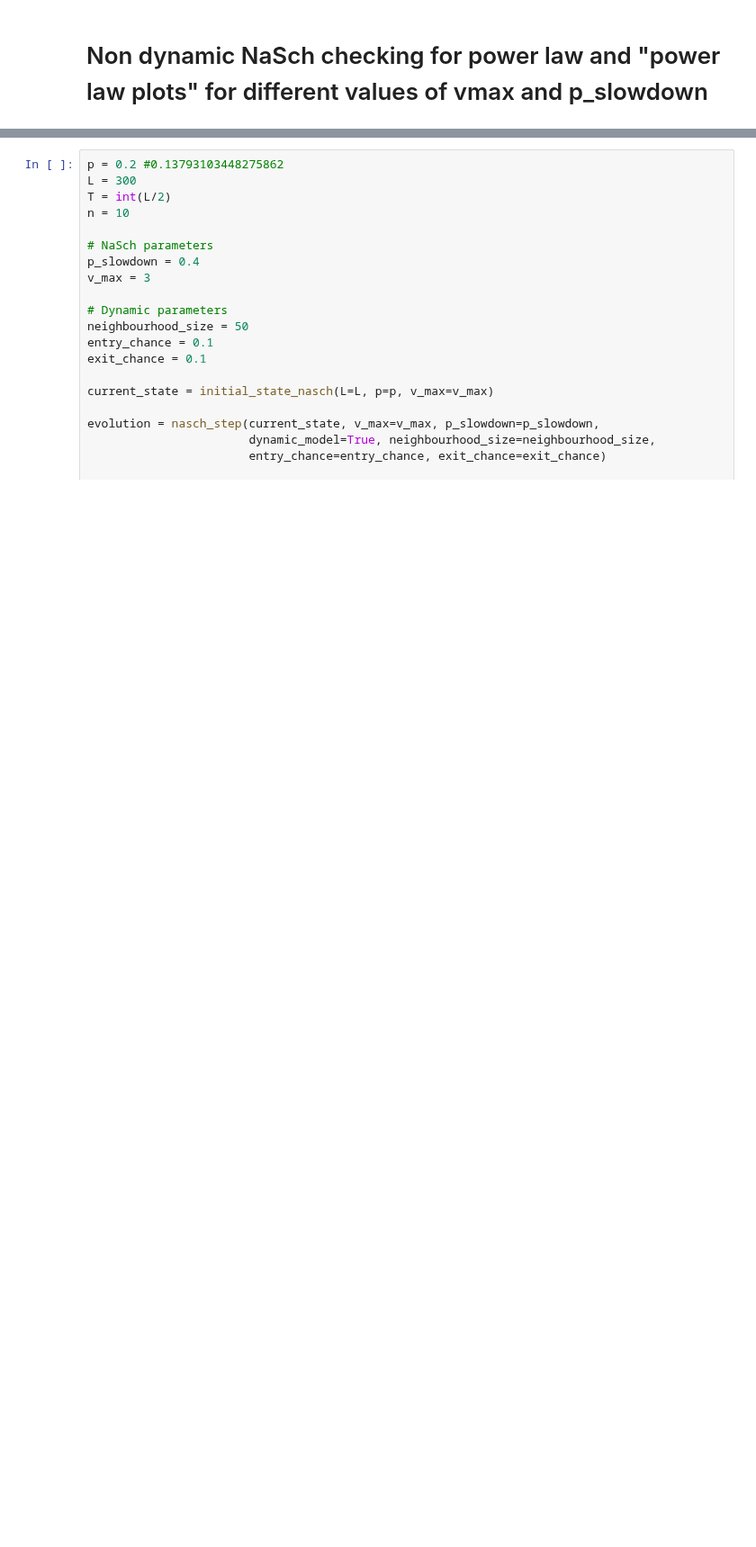
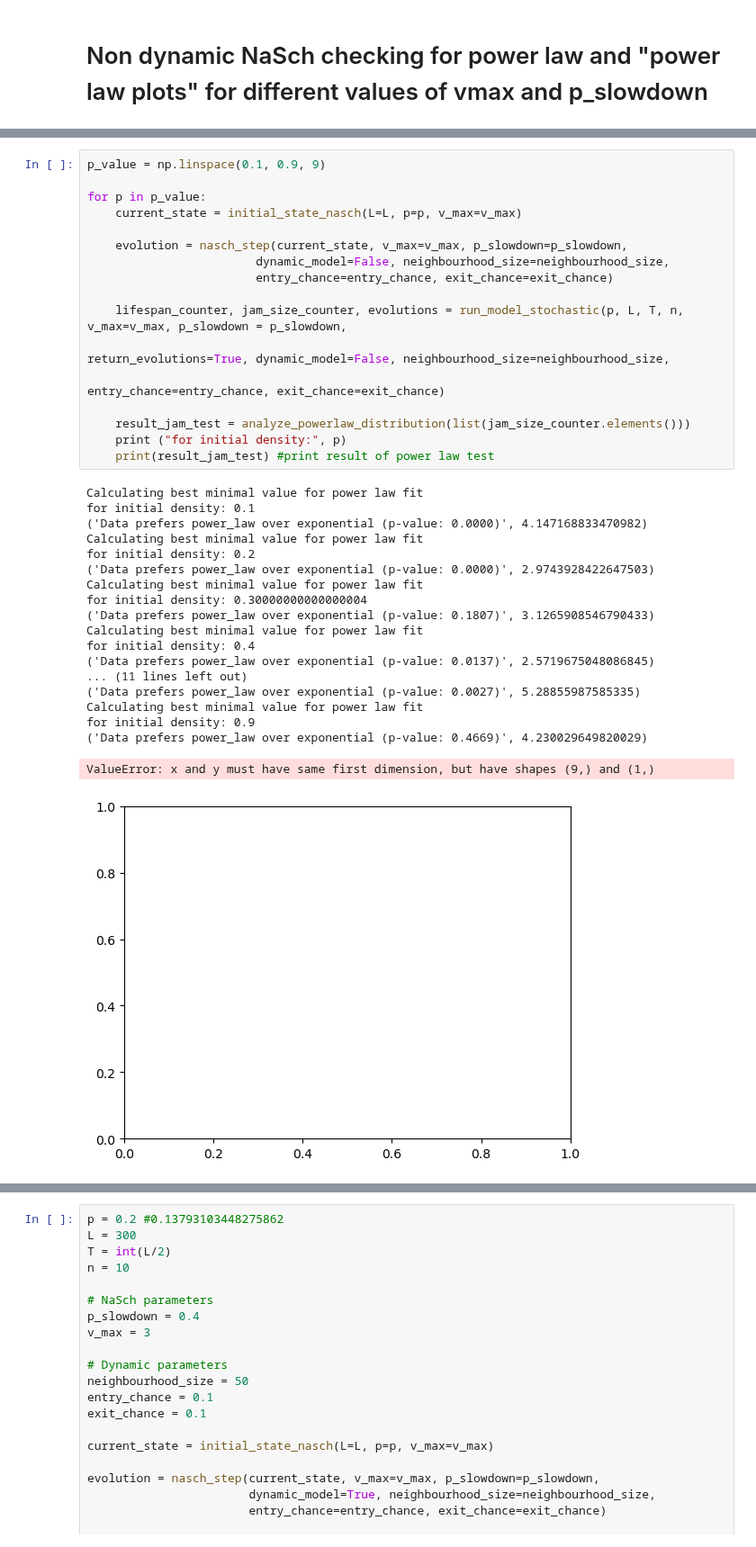
Before and after one commit to ThomasTenDamme/CSS-Group1, a Jupyter notebook: caros_notebook.ipynb, the cells around one changed output, grey strips where cells are left out. Shown at 90% size. Cells and saved outputs as stored; diff of their text form; blank space fills up the shorter version.

```diff
--- a/caros_notebook.ipynb
+++ b/caros_notebook.ipynb
@@ -308,0 +315,37 @@ Power-law distribution
+# %%
+p_value = np.linspace(0.1, 0.9, 9)
+
+for p in p_value:
+    current_state = initial_state_nasch(L=L, p=p, v_max=v_max)
+
+    evolution = nasch_step(current_state, v_max=v_max, p_slowdown=p_slowdown,
+                        dynamic_model=False, neighbourhood_size=neighbourhood_size,
+                        entry_chance=entry_chance, exit_chance=exit_chance)
+
+    lifespan_counter, jam_size_counter, evolutions = run_model_stochastic(p, L, T, n, v_max=v_max, p_slowdown = p_slowdown,
+                                                                        return_evolutions=True, dynamic_model=False, neighbourhood_size=neighbourhood_size,
+                                                                        entry_chance=entry_chance, exit_chance=exit_chance)
+
+    result_jam_test = analyze_powerlaw_distribution(list(jam_size_counter.elements()))
+    print ("for initial density:", p)
+    print(result_jam_test) #print result of power law test
+# %% [output]
+Calculating best minimal value for power law fit
+for initial density: 0.1
+('Data prefers power_law over exponential (p-value: 0.0000)', 4.147168833470982)
+Calculating best minimal value for power law fit
+for initial density: 0.2
+('Data prefers power_law over exponential (p-value: 0.0000)', 2.9743928422647503)
+Calculating best minimal value for power law fit
+for initial density: 0.30000000000000004
+('Data prefers power_law over exponential (p-value: 0.1807)', 3.1265908546790433)
+Calculating best minimal value for power law fit
+for initial density: 0.4
+('Data prefers power_law over exponential (p-value: 0.0137)', 2.5719675048086845)
+... (11 lines left out)
+('Data prefers power_law over exponential (p-value: 0.0027)', 5.28855987585335)
+Calculating best minimal value for power law fit
+for initial density: 0.9
+('Data prefers power_law over exponential (p-value: 0.4669)', 4.230029649820029)
+ValueError: x and y must have same first dimension, but have shapes (9,) and (1,)
+[figure, added]
```
Also changed, not shown: parts of 8 cells of this notebook.
